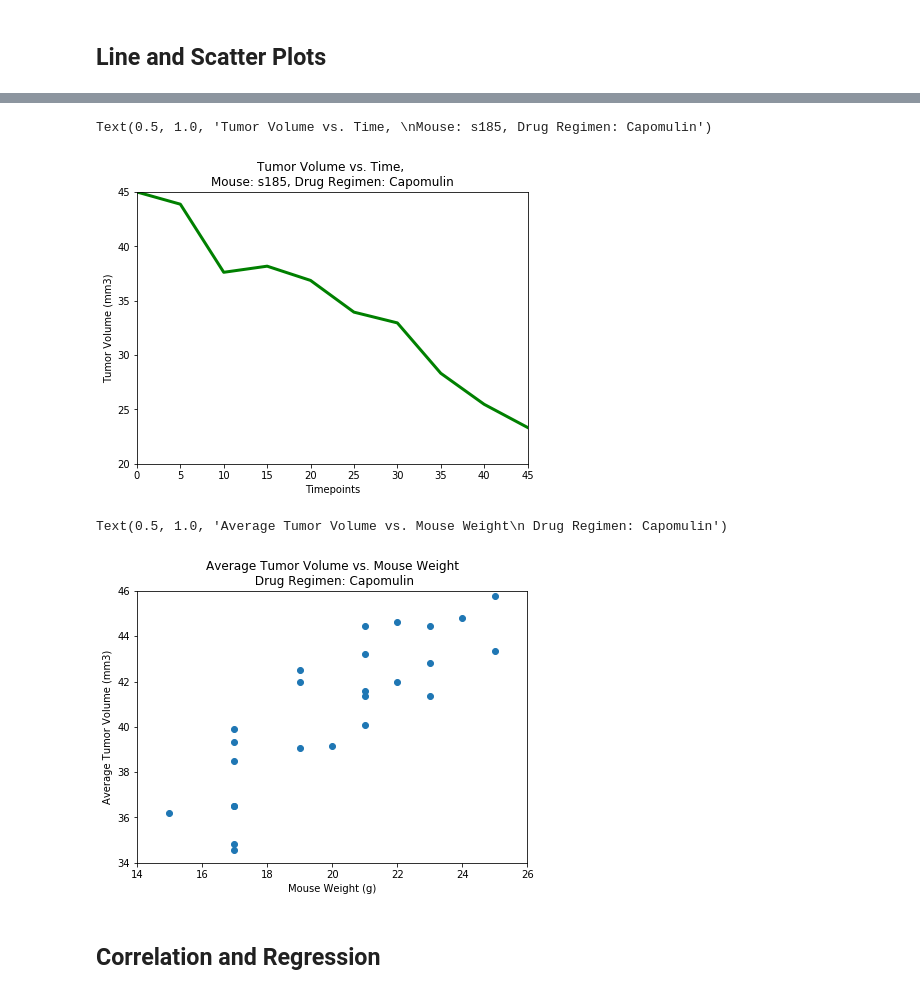
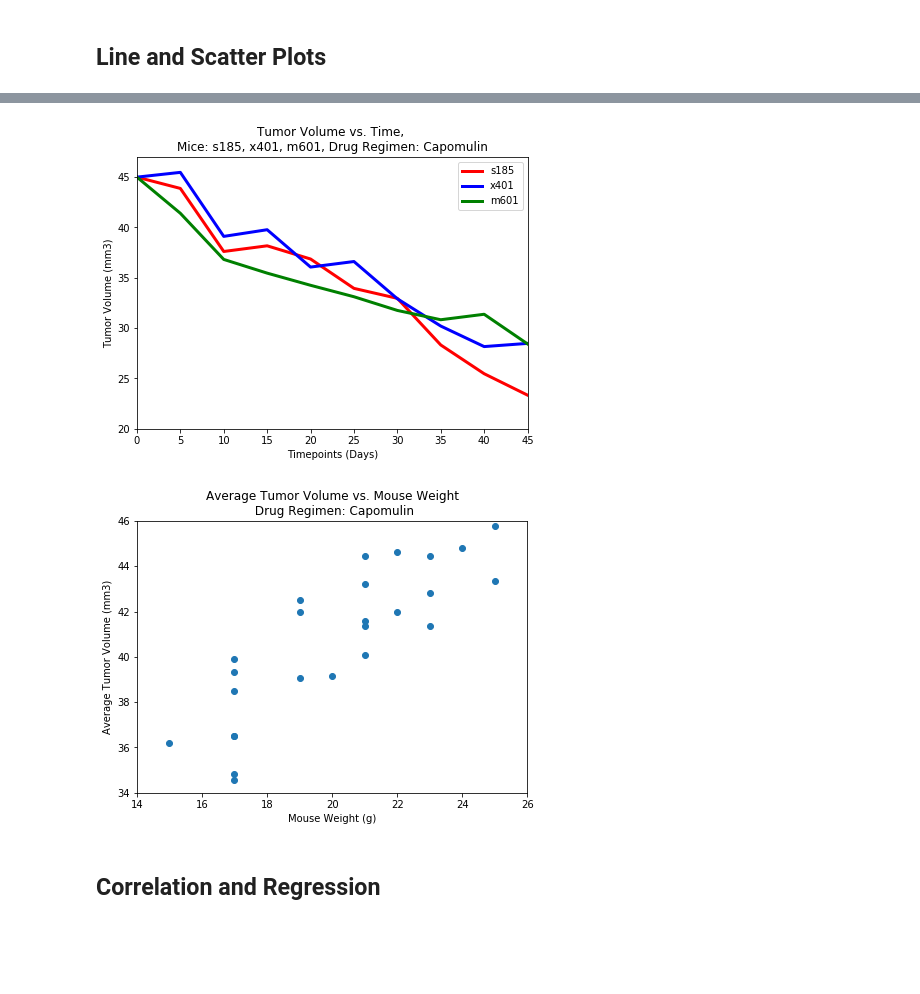
Before and after one commit to JacobTrevithick/matplotlib-challenge, a Jupyter notebook: Pymaceuticals/pymaceuticals_starter.ipynb, the cells around one changed output, grey strips where cells are left out. Cells and saved outputs as stored; diff of their text form; code cells hidden in the pictures; blank space fills up the shorter version.

```diff
--- a/Pymaceuticals/pymaceuticals_starter.ipynb
+++ b/Pymaceuticals/pymaceuticals_starter.ipynb
@@ -314,22 +348,30 @@ outliers_df
 | Ceftamin | 48.722078 | 64.299830 | 15.577752 | 25.355450 | 87.666458 | 0.0 |
 # %%
 # Generate a box plot of the final tumor volume of each mouse across four regimens of interest
-# fig, axes = plt.subplots(1,4, figsize = (20,5))
+
+# create empty list to hold tumor volume datasets
 data = []
-for i in range(4):
 
-    tumor_vol_data = positive_regimens_df[positive_regimens_df['Drug Regimen']==drug_regimens[i]]['Final Tumor Volume (mm3)']
+# loop through each drug regimen and gather the Final tumor volume for each mouse
+for drug in drug_regimens:
+
+    tumor_vol_data = positive_regimens_df[positive_regimens_df['Drug Regimen']==drug]['Final Tumor Volume (mm3)']
     data.append(tumor_vol_data)
 
-
+# create figure and axis
 fig, ax = plt.subplots(1,1, figsize = (8,7))
 
+# format outliers
 red_square = dict(markerfacecolor = 'red', marker='s')
 
-ax.boxplot(data, labels=drug_regimens, flierprops=red_square)
+# plot box and whisker plot for each drug on single plot
+ax.boxplot(data, labels=drug_regimens, flierprops=red_square, showmeans=True)
+
+# formate y-axis and title
 ax.set_ylim(20, 75)
 ax.set_ylabel('Final Tumor Volume (mm3)')
 ax.set_title('Positive Effect Drug Regimen Comparison')
 
+
 plt.show()
 # %% [output]
@@ -348,45 +381,69 @@ mouse_study_df.head()
 # %%
 # Generate a line plot of tumor volume vs. time point for a mouse treated with Capomulin
 
-mouse_id = mouse_study_df[mouse_study_df['Drug Regimen']=='Capomulin']['Mouse ID'].unique()[0]
+# USED THREE MICE INSTEAD OF ONE MOUSE TO BETTER ILLUSTRATE TRENDS
 
-x_values = mouse_study_df[mouse_study_df['Mouse ID']==mouse_id]['Timepoint']
-y_values = mouse_study_df[mouse_study_df['Mouse ID']==mouse_id]['Tumor Volume (mm3)']
+# Grab first three mouse ids for mice treated with capomulin
+mouse_ids = [clean_mouse_study_df[clean_mouse_study_df['Drug Regimen']=='Capomulin']['Mouse ID'].unique()[i] for i in range(3)]
 
+# grab timpoints and tumor volumes as x and y values to be plotted
+x_values = [clean_mouse_study_df[clean_mouse_study_df['Mouse ID']==mouse_id]['Timepoint'] for mouse_id in mouse_ids]
+y_values = [clean_mouse_study_df[clean_mouse_study_df['Mouse ID']==mouse_id]['Tumor Volume (mm3)'] for mouse_id in mouse_ids]
+
+# generate figure and axis
 fig, ax = plt.subplots(1,1, figsize = (7,5))
-ax.plot(x_values, y_values, lw=3, color='g')
+colors = ['red', 'blue', 'green']
 
-ax.set_xlabel('Timepoints')
+# plot tumor volume vs. timpoints for mouse ID: s185. x401, m601
+for j in range(len(mouse_ids)):
+    ax.plot(x_values[j], y_values[j], lw=3, color = colors[j])
+
+
+# format x-axis
+ax.set_xlabel('Timepoints (Days)')
 ax.set_xlim(0,45)
 
+# format y-axis
 ax.set_ylabel('Tumor Volume (mm3)')
-ax.set_ylim(20, 45)
+ax.set_ylim(20, 47)
 
-ax.set_title(f"Tumor Volume vs. Time, \nMouse: {mouse_id}, Drug Regimen: Capomulin")
+# set title
+ax.set_title(f"Tumor Volume vs. Time, \nMice: {mouse_ids[0]}, {mouse_ids[1]}, {mouse_ids[2]}, Drug Regimen: Capomulin")
+ax.legend(mouse_ids)
+
+plt.show()
 # %% [output]
-Text(0.5, 1.0, 'Tumor Volume vs. Time, \nMouse: s185, Drug Regimen: Capomulin')
-[figure, old version]
+[figure, new version]
 # %%
 # Generate a scatter plot of average tumor volume vs. mouse weight for the Capomulin regimen
-capomulin_df = mouse_study_df[mouse_study_df['Drug Regimen']=='Capomulin']
+
+# create new df of only mice treated with capomulin and groupby the Mouse IDs
+capomulin_df = clean_mouse_study_df[clean_mouse_study_df['Drug Regimen']=='Capomulin']
 cap_group = capomulin_df.groupby(['Mouse ID'])
 
+# grab the average tumor volume and weight for each mouse
 avg_tumor_vols = cap_group['Tumor Volume (mm3)'].mean()
 weights = cap_group['Weight (g)'].mean()
 
+# create figure and axis
 fig, ax = plt.subplots(1,1, figsize=(7,5))
 
+# scatter plot of average tumor volumes vs. mouse weight
 ax.scatter(x=weights, y=avg_tumor_vols)
 
+# format x-axis
 ax.set_xlabel("Mouse Weight (g)")
 ax.set_xlim(14,26, 2)
 
+# format y-axis
 ax.set_ylabel("Average Tumor Volume (mm3)")
 ax.set_ylim(34, 46, 2)
 
+# set title of the plot
 ax.set_title("Average Tumor Volume vs. Mouse Weight\n Drug Regimen: Capomulin")
+
+plt.show()
 # %% [output]
-Text(0.5, 1.0, 'Average Tumor Volume vs. Mouse Weight\n Drug Regimen: Capomulin')
 [figure]
 # %% [markdown]
 ## Correlation and Regression
```
Also changed, not shown: parts of 18 cells of this notebook.
